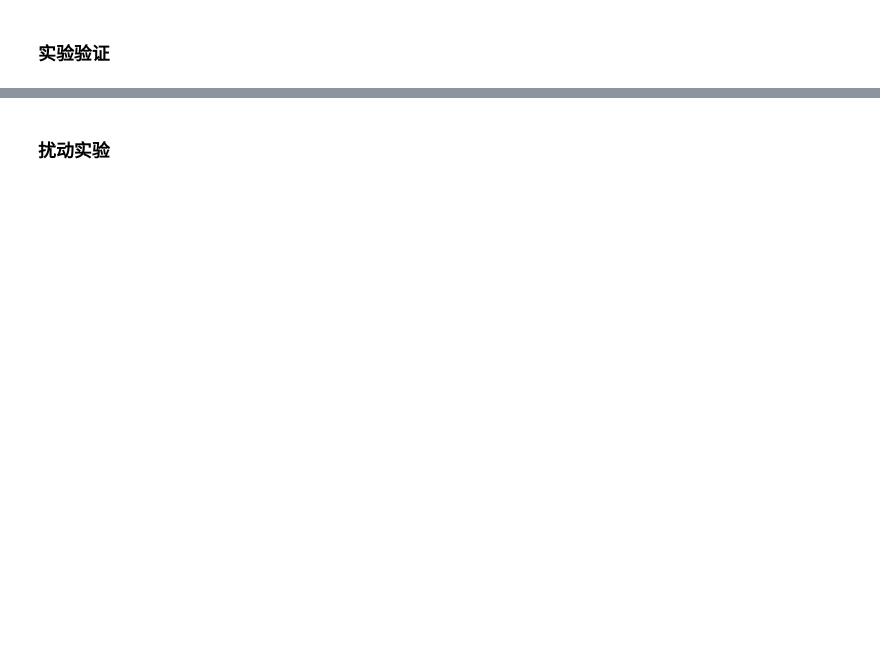
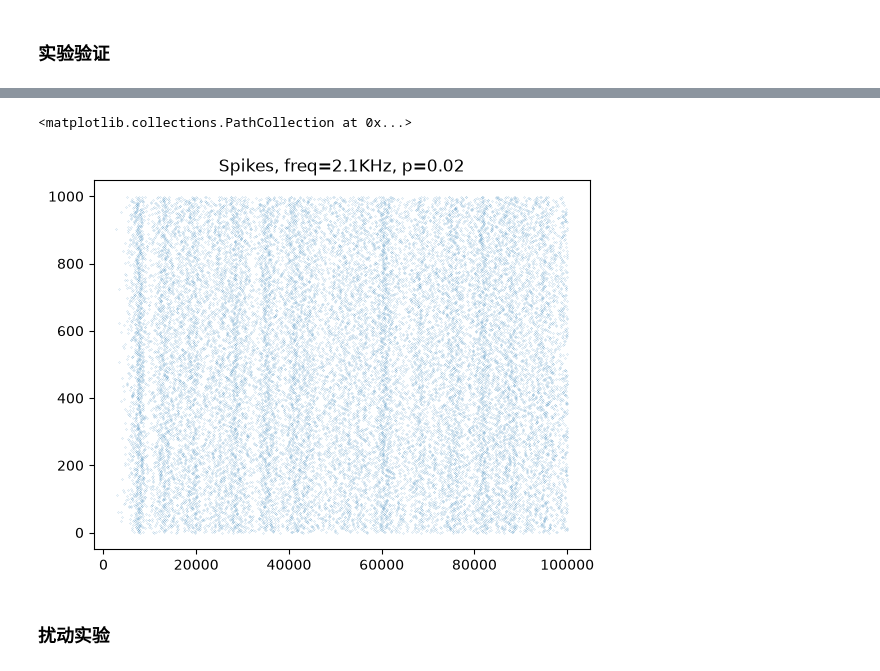
Before and after one commit to moraxborax/bio-project, a Jupyter notebook: Single Neuron.ipynb, the cells around one changed output, grey strips where cells are left out. Cells and saved outputs as stored; diff of their text form; code cells hidden in the pictures; blank space fills up the shorter version.

```diff
--- a/Single Neuron.ipynb
+++ b/Single Neuron.ipynb
@@ -136,2 +193,8 @@ Text(0, 0.5, 'Spike Frequency (Hz)')
+# %%
+plt.title(f"Spikes, freq={p_noise/dt}KHz, p={p}")
+plt.scatter(np.where(spikes==1)[1], np.where(spikes==1)[0], s=0.01)
+# %% [output]
+<matplotlib.collections.PathCollection at 0x...>
+[figure, added]
 # %% [markdown]
 ### 扰动实验
```
Also changed, not shown: parts of 10 cells of this notebook, 7 other files.
